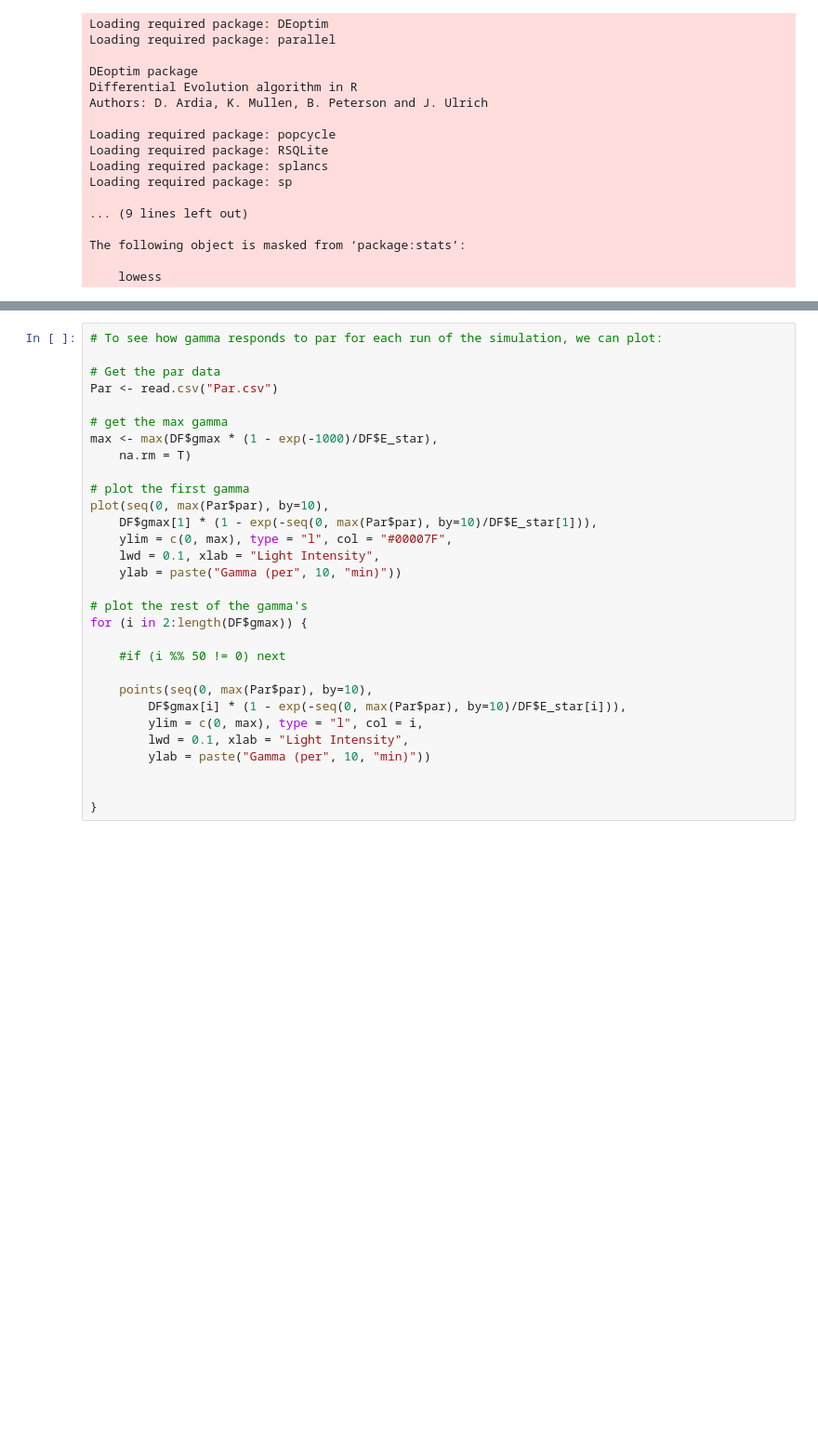
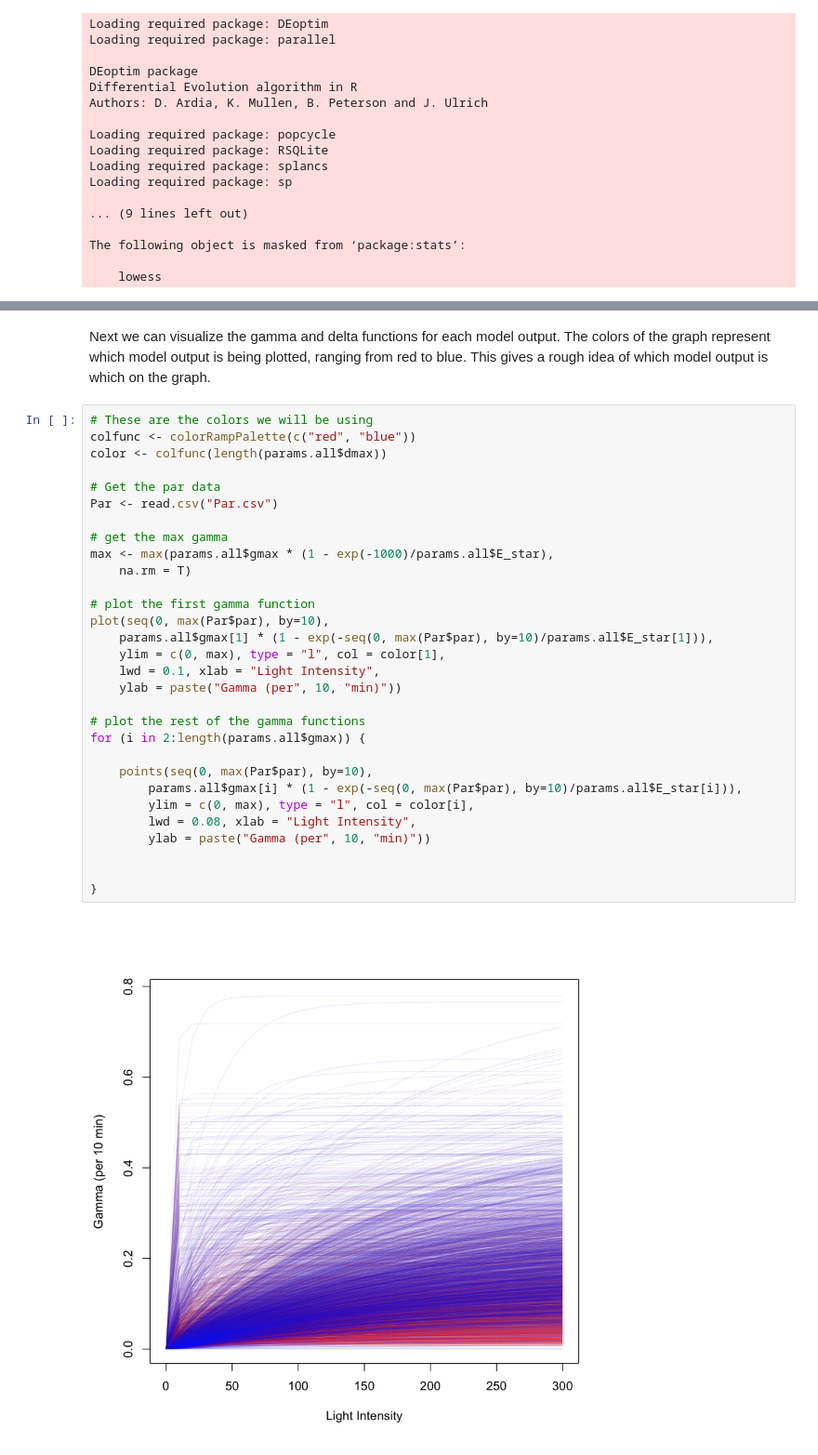
Before and after one commit to armbrustlab/ssPopModel_respiration, a Jupyter notebook: ssPopModel Experiment.ipynb, the cells around one changed output, grey strips where cells are left out. Shown at 93% size. Cells and saved outputs as stored; diff of their text form; blank space fills up the shorter version.

```diff
--- a/ssPopModel Experiment.ipynb
+++ b/ssPopModel Experiment.ipynb
@@ -143,33 +123,37 @@ plot(DF$size, DF$dt, col=cols(100)[cut(DF$gr,100)],
      pch=15, cex=1, xlab="Size", ylab="dt (minutes)", main="Growth Rate")
 # %% [output]
 [figure]
+# %% [markdown]
+Next we can visualize the gamma and delta functions for each model output. The colors of the graph represent which model output is being plotted, ranging from red to blue. This gives a rough idea of which model output is which on the graph.
 # %%
-# To see how gamma responds to par for each run of the simulation, we can plot:
+# These are the colors we will be using
+colfunc <- colorRampPalette(c("red", "blue"))
+color <- colfunc(length(params.all$dmax))
 
 # Get the par data
 Par <- read.csv("Par.csv")
 
 # get the max gamma
-max <- max(DF$gmax * (1 - exp(-1000)/DF$E_star),
+max <- max(params.all$gmax * (1 - exp(-1000)/params.all$E_star),
     na.rm = T)
 
-# plot the first gamma
+# plot the first gamma function
 plot(seq(0, max(Par$par), by=10),
-    DF$gmax[1] * (1 - exp(-seq(0, max(Par$par), by=10)/DF$E_star[1])),
-    ylim = c(0, max), type = "l", col = "#00007F",
+    params.all$gmax[1] * (1 - exp(-seq(0, max(Par$par), by=10)/params.all$E_star[1])),
+    ylim = c(0, max), type = "l", col = color[1],
     lwd = 0.1, xlab = "Light Intensity",
     ylab = paste("Gamma (per", 10, "min)"))
 
-# plot the rest of the gamma's
-for (i in 2:length(DF$gmax)) {
-
-    #if (i %% 50 != 0) next
+# plot the rest of the gamma functions
+for (i in 2:length(params.all$gmax)) {
 
     points(seq(0, max(Par$par), by=10),
-        DF$gmax[i] * (1 - exp(-seq(0, max(Par$par), by=10)/DF$E_star[i])),
-        ylim = c(0, max), type = "l", col = i,
-        lwd = 0.1, xlab = "Light Intensity",
+        params.all$gmax[i] * (1 - exp(-seq(0, max(Par$par), by=10)/params.all$E_star[i])),
+        ylim = c(0, max), type = "l", col = color[i],
+        lwd = 0.08, xlab = "Light Intensity",
         ylab = paste("Gamma (per", 10, "min)"))
 
 
 }
+# %% [output]
+[figure, added]
```
Also changed, not shown: parts of 5 cells of this notebook, 1 other file.
